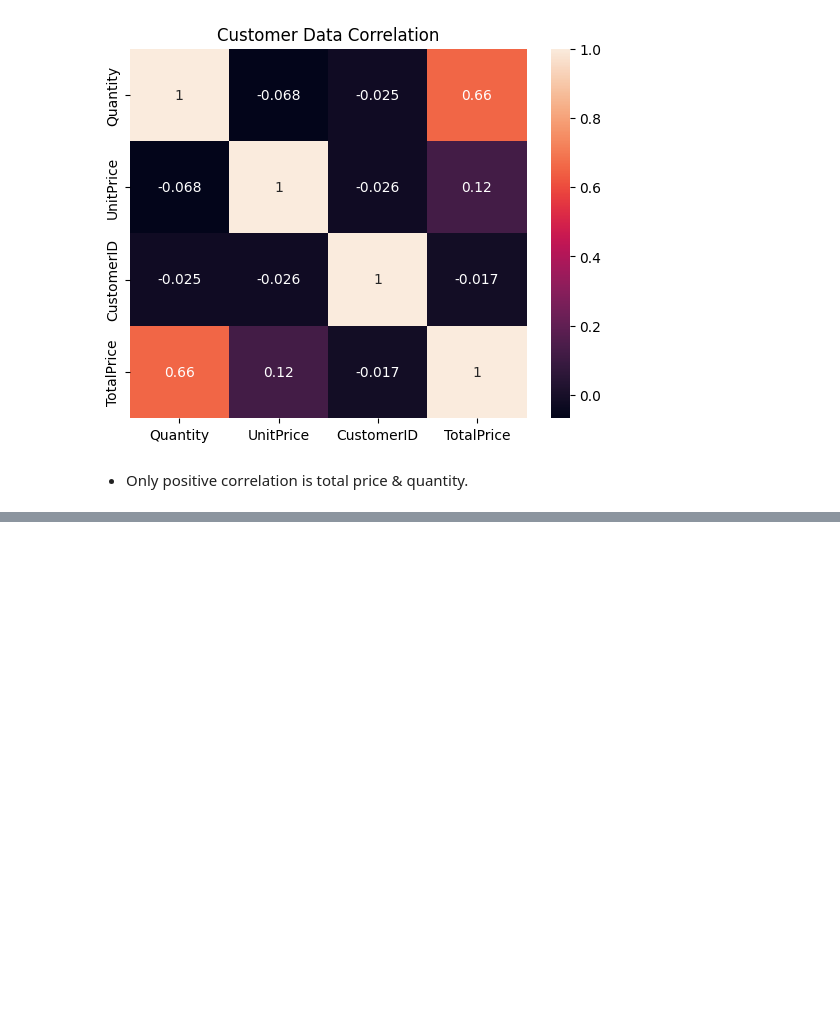
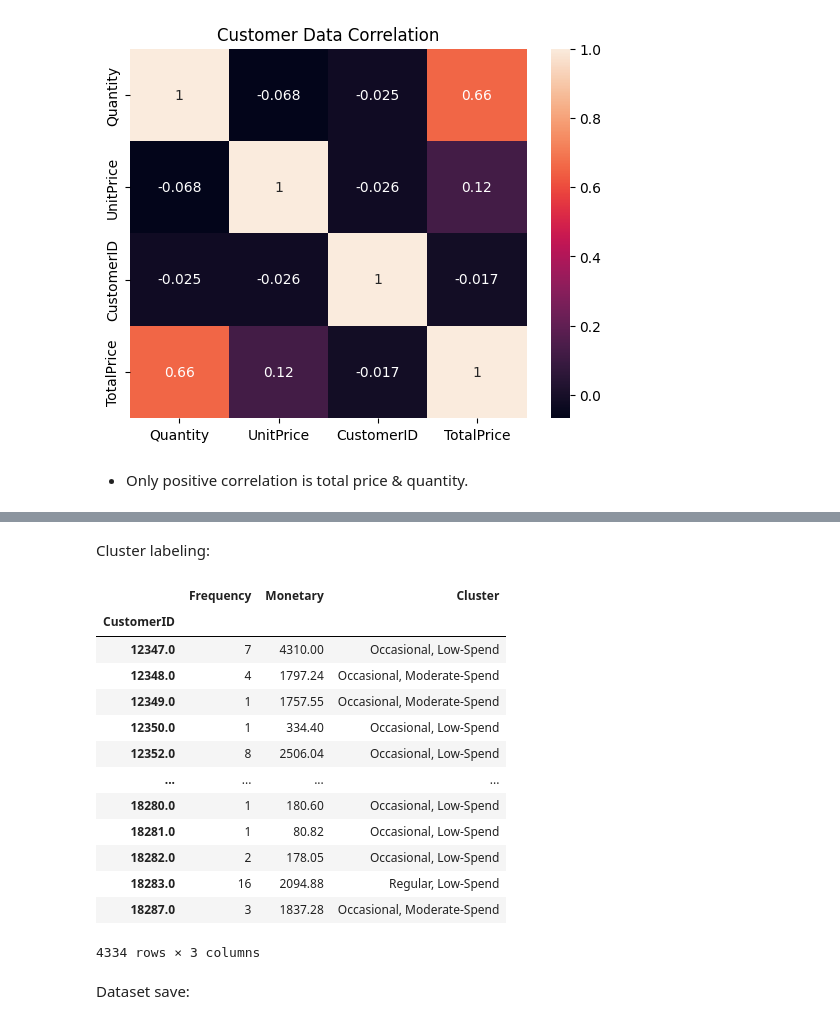
Before and after one commit to Vaisakh-Nirupam/Shopper_Spectrum, a Jupyter notebook: Shopper_Model.ipynb, the cells around one changed output, grey strips where cells are left out. Cells and saved outputs as stored; diff of their text form; code cells hidden in the pictures; blank space fills up the shorter version.

```diff
--- a/Shopper_Model.ipynb
+++ b/Shopper_Model.ipynb
@@ -311,0 +378,3 @@ plt.show()
+# %%
+final_kmeans = KMeans(n_clusters=6, random_state=42)
+customer_behavior['Cluster'] = final_kmeans.fit_predict(customer_scaled)
@@ -311,0 +409,31 @@ plt.show()
+# %% [markdown]
+Cluster labeling:
+# %%
+cluster_labels = {
+    0: "Occasional, Low-Spend",
+    1: "Regular, High-Spend",
+    2: "Infrequent, High-Spend",
+    3: "Frequent, Moderate-Spend",
+    4: "Occasional, Moderate-Spend",
+    5: "Regular, Low-Spend"
+}
+# %%
+customer_behavior['Cluster'] = customer_behavior['Cluster'].map(cluster_labels)
+customer_behavior[['Frequency', 'Monetary', 'Cluster']]
+# %% [output]
+|  | Frequency | Monetary | Cluster |
+| CustomerID |  |  |  |
+| 12347.0 | 7 | 4310.00 | Occasional, Low-Spend |
+| 12348.0 | 4 | 1797.24 | Occasional, Moderate-Spend |
+| 12349.0 | 1 | 1757.55 | Occasional, Moderate-Spend |
+| 12350.0 | 1 | 334.40 | Occasional, Low-Spend |
+| 12352.0 | 8 | 2506.04 | Occasional, Low-Spend |
+| ... | ... | ... | ... |
+| 18280.0 | 1 | 180.60 | Occasional, Low-Spend |
+| 18281.0 | 1 | 80.82 | Occasional, Low-Spend |
+| 18282.0 | 2 | 178.05 | Occasional, Low-Spend |
+| 18283.0 | 16 | 2094.88 | Regular, Low-Spend |
+| 18287.0 | 3 | 1837.28 | Occasional, Moderate-Spend |
+4334 rows × 3 columns
+# %% [markdown]
+Dataset save:
```
Also changed, not shown: parts of 21 cells of this notebook.
